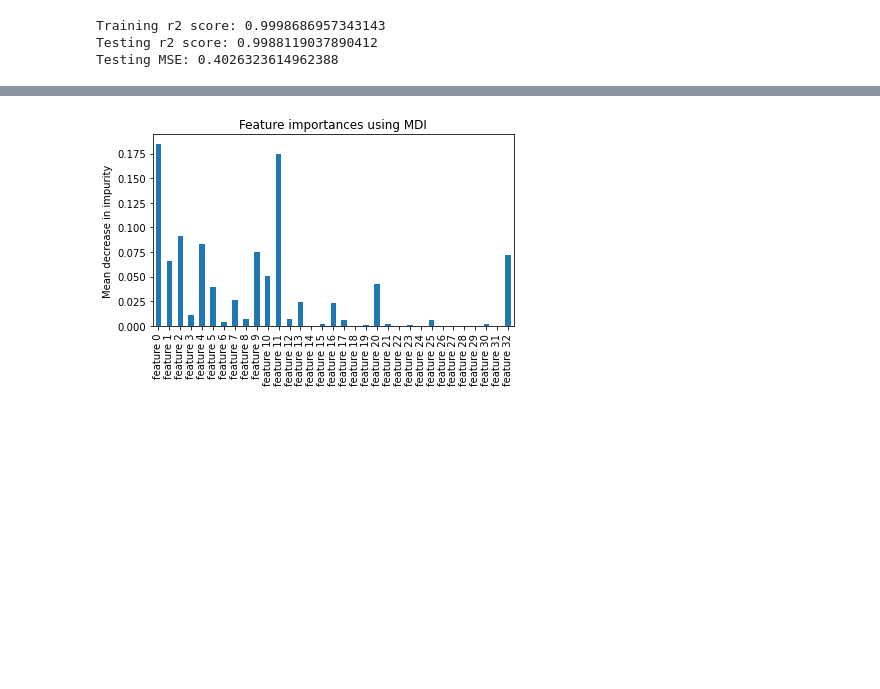
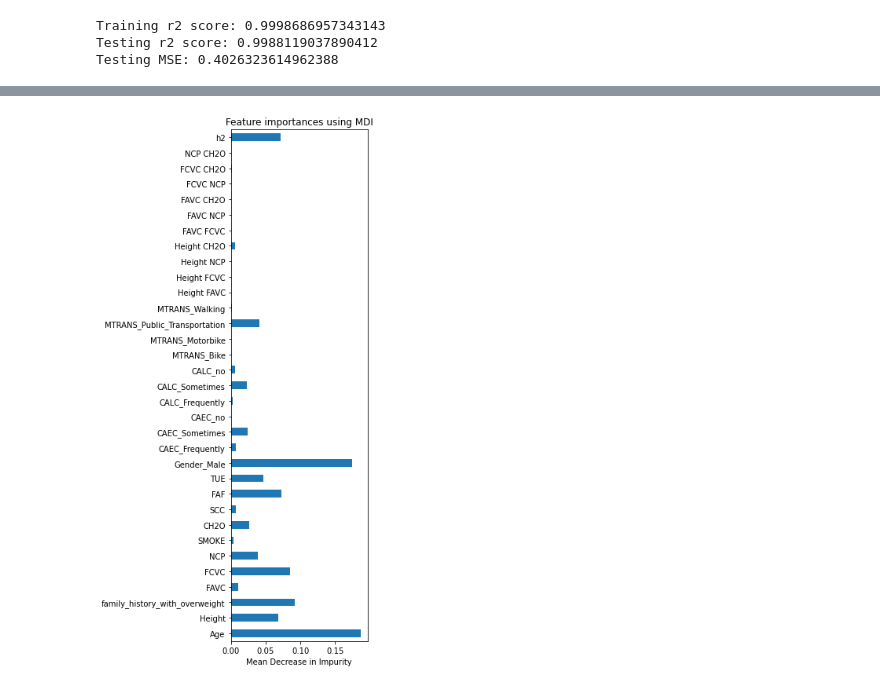
Before and after one commit to sbhewitt/Obesity-Group-Project, a Jupyter notebook: code/survey_expo_ryan.ipynb, the cells around one changed output, grey strips where cells are left out. Saved outputs shown, nothing was run; the diff lists cells and outputs as text; code cells hidden in the pictures; blank space fills up the shorter version.

Commit message:
Added figures

```diff
--- a/code/survey_expo_ryan.ipynb
+++ b/code/survey_expo_ryan.ipynb
@@ -192,13 +192,13 @@ array([1.85335619e-01, 6.56124842e-02, 9.08253804e-02, 1.05817217e-02,
 # %%
 # From sklearn https://scikit-learn.org/stable/auto_examples/ensemble/plot_forest_importances.html
-feature_names = [f"feature {i}" for i in range(X.shape[1])]
+feature_names = X.columns
 importances = rf.feature_importances_
 forest_importances = pd.Series(importances, index=feature_names)
 
-fig, ax = plt.subplots()
-forest_importances.plot.bar(ax=ax)
+fig, ax = plt.subplots(figsize = (5,10))
+forest_importances.plot.barh(ax=ax)
 ax.set_title("Feature importances using MDI")
-ax.set_ylabel("Mean decrease in impurity")
-fig.tight_layout()
+ax.set_xlabel("Mean Decrease in Impurity")
+fig.tight_layout();
 # %% [output]
-[figure, old version]
+[figure, new version]
```
Also changed, not shown: parts of 3 cells of this notebook, 2 other files.
